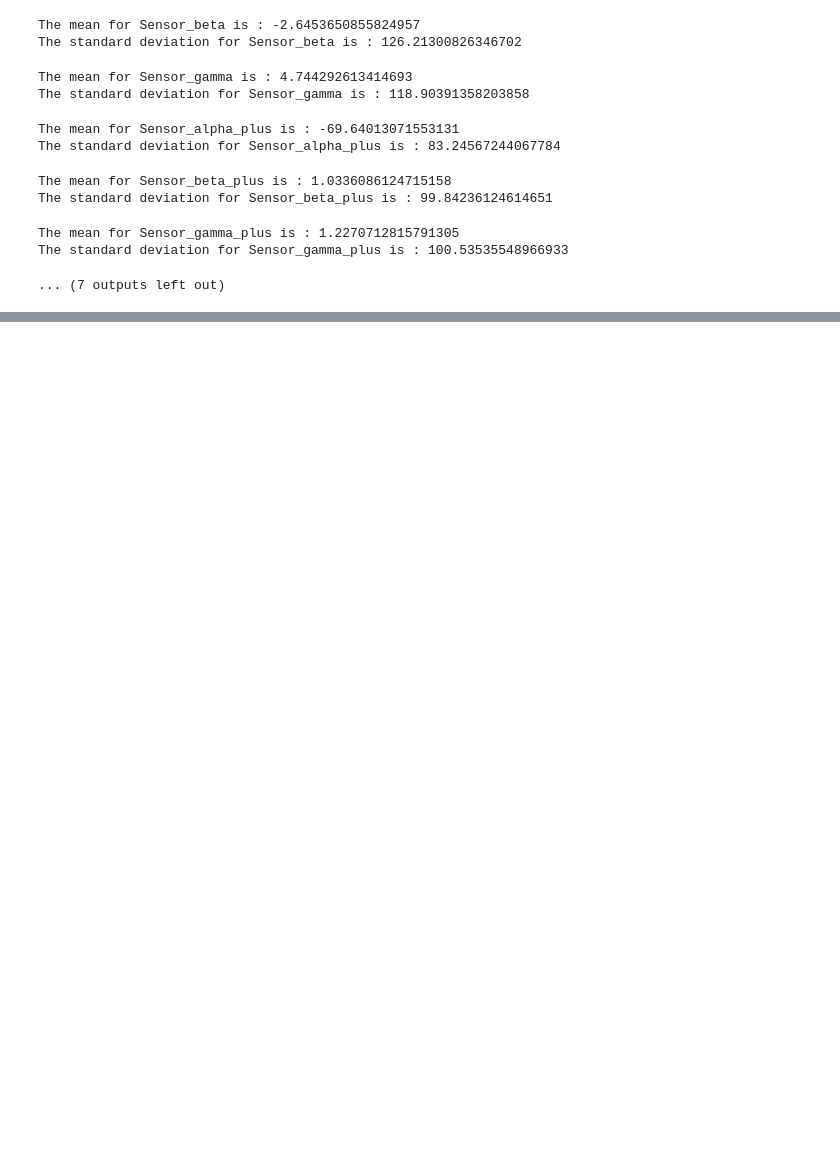
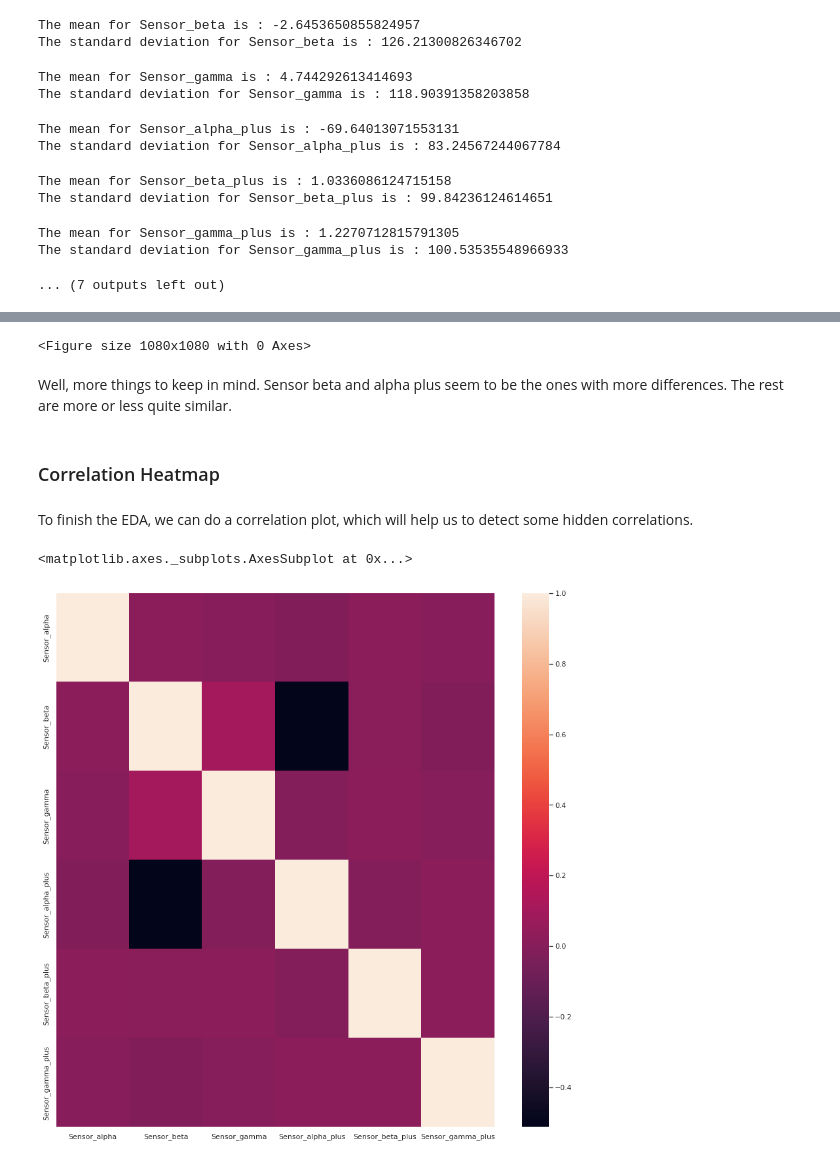
Before and after one commit to Goodjorx/jobbarcelona22, a Jupyter notebook: Insects_JobBarcelona22.ipynb, the cells around one changed output, grey strips where cells are left out. Cells and saved outputs as stored; diff of their text form; code cells hidden in the pictures; blank space fills up the shorter version.

Commit message:
EDA and RF&KNN working well

```diff
--- a/Insects_JobBarcelona22.ipynb
+++ b/Insects_JobBarcelona22.ipynb
@@ -141,0 +169,24 @@ One easy thing we could try is to find hidden pattern with Autoencoders, which r
+# %%
+sensor_df = df.drop(['Hour', 'Minutes'], axis=1)
+# %%
+cwd = "/content/drive/MyDrive/Colab Notebooks/Insects_Hackathon"
+os.makedirs(os.path.dirname(f'{cwd}/Violin/'), exist_ok=True)
+for col in sensor_df.columns[:-1]:
+  sns.violinplot(x='Insect', y=col, data=sensor_df)
+  plt.title(f'Violin for {col}')
+  plt.savefig(f"{cwd}/Violin/{col}_Violin.png")
+  plt.clf()
+# %% [output]
+<Figure size 1080x1080 with 0 Axes>
+# %% [markdown]
+Well, more things to keep in mind. Sensor beta and alpha plus seem to be the ones with more differences. The rest are more or less quite similar.
+# %% [markdown]
+### Correlation Heatmap
+# %% [markdown]
+To finish the EDA, we can do a correlation plot, which will help us to detect some hidden correlations.
+# %%
+corr = sensor_df.drop('Insect', axis=1).corr()
+sns.heatmap(corr)
+# %% [output]
+<matplotlib.axes._subplots.AxesSubplot at 0x...>
+[figure, added]
```
Also changed, not shown: parts of 38 cells of this notebook.
